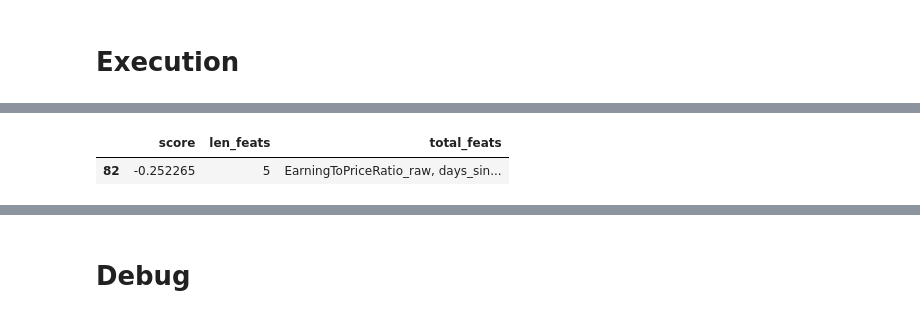
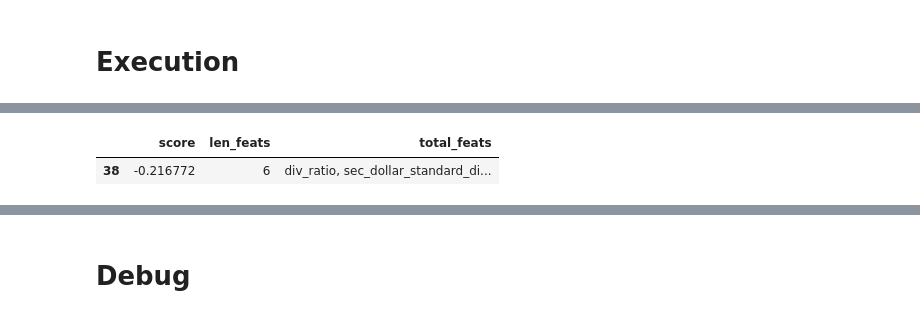
Before and after one commit to calebyung/JPX-Tokyo-Stock-Exchange-Prediction, a Jupyter notebook: jpx-model-lgbm-clf2.ipynb, the cells around one changed output, grey strips where cells are left out. Cells and saved outputs as stored; diff of their text form; code cells hidden in the pictures.

```diff
--- a/jpx-model-lgbm-clf2.ipynb
+++ b/jpx-model-lgbm-clf2.ipynb
@@ -65,7 +65,7 @@ SCALER = StandardScaler()
 SCALE_DAILY = False
 
 # drop market features
-DROP_MARKET_FEATS = True
+DROP_MARKET_FEATS = False
 
 # PCA
 RUN_PCA = False
@@ -117,6 +117,7 @@ FEAT_GROUPS = None # fixed output if not running IMP
 
 # forward selection
 RUN_FS = True
+SPLIT_MARKET_FEATS = {'n_stock_feats': 20, 'n_market_feats': 10}
 N_ESTIMATORS_FS = 5000
 EARLY_STOPPING_ROUNDS_FS = 20
 N_FEATS_FS = 20 # top N features considered for FS based on importance
@@ -431,19 +432,16 @@ def run_feature_importance():
 
     # plotting feature importance
     df_imp_agg.sort_values('imp', ascending=True).set_index('feat').plot.barh(figsize=(20, 20))
-
-    # prepare feature list for forward selection
-    feat_groups = df_imp_agg.head(N_FEATS_FS)
-    feat_groups = [[x] for x in feat_groups.feat]
-    return feat_groups
+    return df_imp_agg
 # %% [markdown]
 # Forward Selection
 # %%
 '''
 Forward Selection function
 '''
-def forward_selection(feat_groups):
-    base_feats = []
+def forward_selection(base_feats, feat_groups, name):
+    if base_feats==None:
+        base_feats = []
     hist = []
     while len(feat_groups) > 0:
         scores = []
@@ -466,7 +464,7 @@ def forward_selection(feat_groups):
         # remove the added feature (group) from remaining candidate pool
         del feat_groups[np.argmin(scores)]
     hist = pd.DataFrame(hist, columns=['score','len_feats','total_feats'])
-    hist.to_csv('fs_hist.csv', index=False)
+    hist.to_csv(f'fs_hist_{name}.csv', index=False)
     return hist
 # %% [markdown]
 # Hyperparameter Tuning
@@ -657,8 +655,5 @@ Wall time: 51.4 s
 Feature importance
 '''
 if RUN_IMP:
-    feat_groups = run_feature_importance()
-else:
-    # if not running feature importance, use pre-set FEAT_GROUPS for forward selection
-    feat_groups = FEAT_GROUPS
+    df_imp_agg = run_feature_importance()
 # %% [output]
@@ -690,9 +689,21 @@ Forward Selection
 '''
 if RUN_FS:
     # run FS
-    fs_hist = forward_selection(feat_groups)
+    if SPLIT_MARKET_FEATS != None:
+        # FS for stock features
+        feat_groups = [[x] for x in df_imp_agg.loc[lambda x: ~x.feat.isin(time_features)].head(SPLIT_MARKET_FEATS['n_stock_feats']).feat]
+        fs_hist_stock = forward_selection(base_feats=None, feat_groups=feat_groups, name='stock')
+        # FS for market features
+        base_feats = fs_hist_stock.sort_values('score', ascending=True).total_feats.iloc[0].split(', ')
+        feat_groups = [[x] for x in df_imp_agg.loc[lambda x: x.feat.isin(time_features)].head(SPLIT_MARKET_FEATS['n_market_feats']).feat]
+        fs_hist = forward_selection(base_feats=base_feats, feat_groups=feat_groups, name='market')
+
+    else:
+        feat_groups = [[x] for x in df_imp_agg.head(N_FEATS_FS).feat]
+        fs_hist = forward_selection(base_feats=None, feat_groups=feat_groups, name='')
+
+    # output selected features
     display(fs_hist.sort_values('score', ascending=True).head(1))
-    # output selected features
     selected_feats = fs_hist.sort_values('score', ascending=True).total_feats.iloc[0].split(', ')
 
 else:
@@ -723,2 +734,2 @@ else:
 |  | score | len_feats | total_feats |
-| 82 | -0.252265 | 5 | EarningToPriceRatio_raw, days_sin... |
+| 38 | -0.216772 | 6 | div_ratio, sec_dollar_standard_di... |
```
Also changed, not shown: parts of 7 cells of this notebook.
